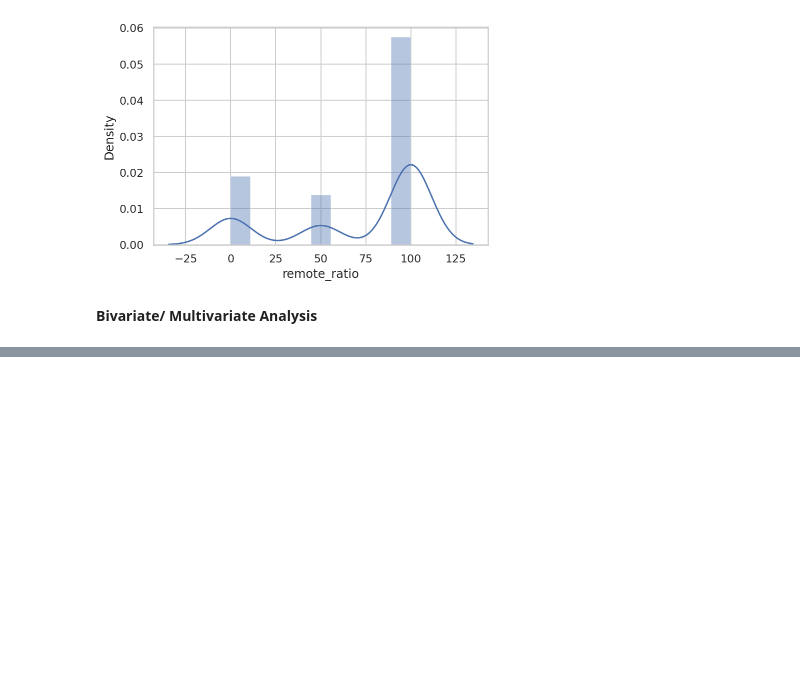
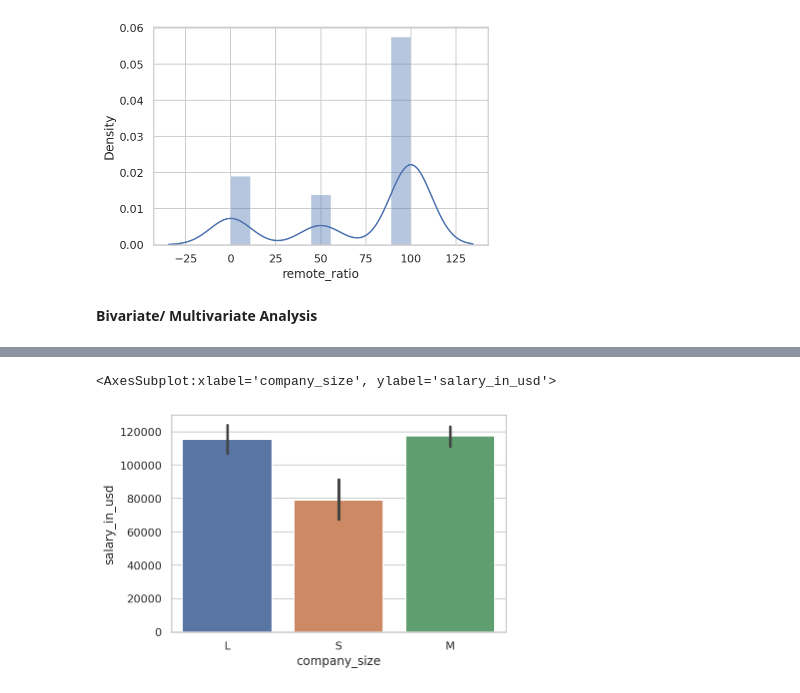
Before and after one commit to NileshCT/EDA_PROJECT, a Jupyter notebook: EDA_analysis_practice_dataset_.ipynb, the cells around one changed output, grey strips where cells are left out. Saved outputs shown, nothing was run; the diff lists cells and outputs as text; code cells hidden in the pictures; blank space fills up the shorter version.

```diff
--- a/EDA_analysis_practice_dataset_.ipynb
+++ b/EDA_analysis_practice_dataset_.ipynb
@@ -507,0 +534,5 @@ plt.show()
+# %%
+sns.barplot(x='company_size',y='salary_in_usd',data=data)
+# %% [output]
+<AxesSubplot:xlabel='company_size', ylabel='salary_in_usd'>
+[figure, added]
```
Also changed, not shown: parts of 10 cells of this notebook.
